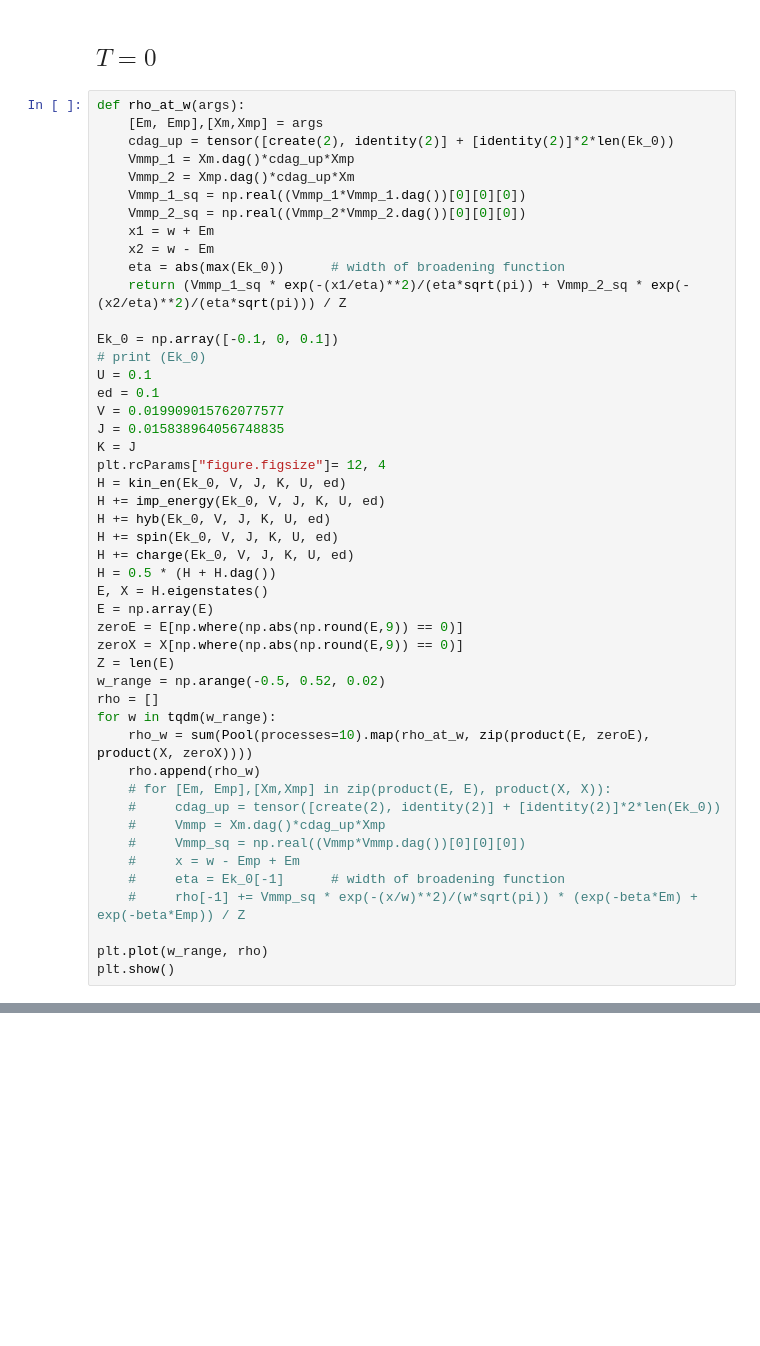
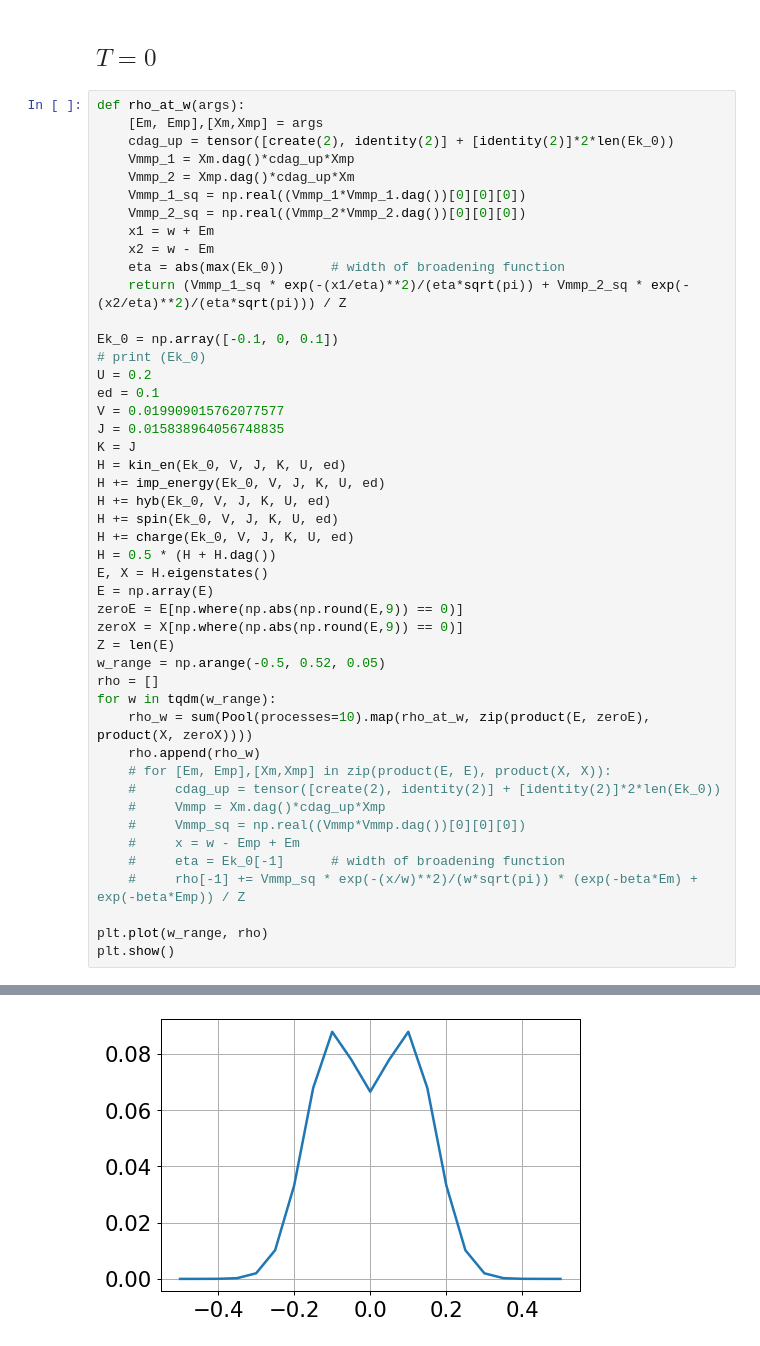
Before and after one commit to abhirup-m/Anderson-Impurity-Model-URG, a Jupyter notebook: reverse_RG/spec_func.ipynb, the cells around one changed output, grey strips where cells are left out. Cells and saved outputs as stored; diff of their text form; blank space fills up the shorter version.

Commit message:
found values which give expected spectral function plots, but the height is not invariant

```diff
--- a/reverse_RG/spec_func.ipynb
+++ b/reverse_RG/spec_func.ipynb
@@ -140,12 +140,11 @@ def rho_at_w(args):
 
 Ek_0 = np.array([-0.1, 0, 0.1])
 # print (Ek_0)
-U = 0.1
+U = 0.2
 ed = 0.1
 V = 0.019909015762077577
 J = 0.015838964056748835
 K = J
-plt.rcParams["figure.figsize"]= 12, 4
 H = kin_en(Ek_0, V, J, K, U, ed)
 H += imp_energy(Ek_0, V, J, K, U, ed)
 H += hyb(Ek_0, V, J, K, U, ed)
@@ -157,7 +156,7 @@ E = np.array(E)
 zeroE = E[np.where(np.abs(np.round(E,9)) == 0)]
 zeroX = X[np.where(np.abs(np.round(E,9)) == 0)]
 Z = len(E)
-w_range = np.arange(-0.5, 0.52, 0.02)
+w_range = np.arange(-0.5, 0.52, 0.05)
 rho = []
 for w in tqdm(w_range):
     rho_w = sum(Pool(processes=10).map(rho_at_w, zip(product(E, zeroE), product(X, zeroX))))
@@ -186,3 +175,4 @@ KeyboardInterrupt:
+[figure, added]
 # %%
 def rho_at_w(args):
     [Em, Emp],[Xm,Xmp] = args
```
Also changed, not shown: parts of 2 cells of this notebook.
